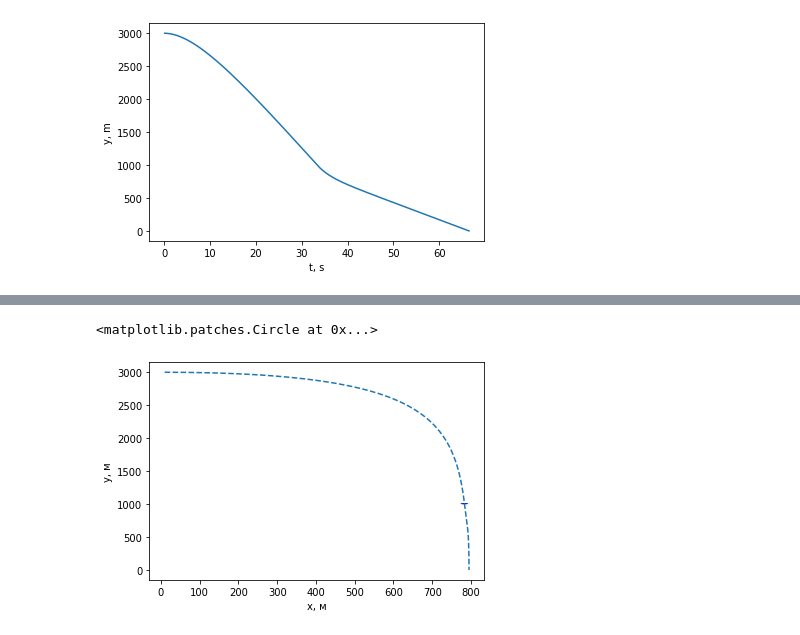
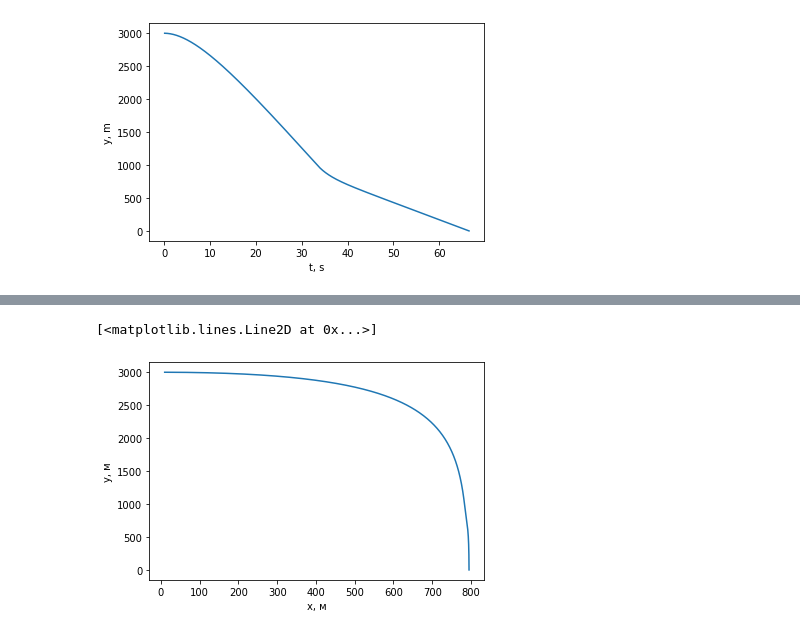
Before and after one commit to ZISRF/Modeling, a Jupyter notebook: skydiver/skydiver.ipynb, the cells around one changed output, grey strips where cells are left out. Drawn from its saved outputs; the diff is of its cells as text; code cells hidden in the pictures.

Commit message:
Update graphics

```diff
--- a/skydiver/skydiver.ipynb
+++ b/skydiver/skydiver.ipynb
@@ -110,18 +116,9 @@ plt.plot(T, Ay)
-# %%
-import matplotlib.pyplot as plt
-from matplotlib.patches import *
-from matplotlib.animation import FuncAnimation
-
-
-fig , ax = plt.subplots(1, 1)
-# ax.set_xlim(0, 1000)
-# ax.set_ylim(0, 5000)
-ax.set_xlabel("x, м")
-ax.set_ylabel("y, м")
-ax.plot(X, Y, '--')
-
-c = Circle((X[len(X) // 2], Y[len(Y) // 2]), 10, facecolor='b')
-ax.add_patch(c)
-# %% [output]
-<matplotlib.patches.Circle at 0x...>
-[figure, removed]
+# %%
+import matplotlib.pyplot as plt
+
+plt.xlabel("x, м")
+plt.ylabel("y, м")
+plt.plot(X, Y)
+# %% [output]
+[<matplotlib.lines.Line2D at 0x...>]
+[figure, added]
```
Also changed, not shown: parts of 5 cells of this notebook.
